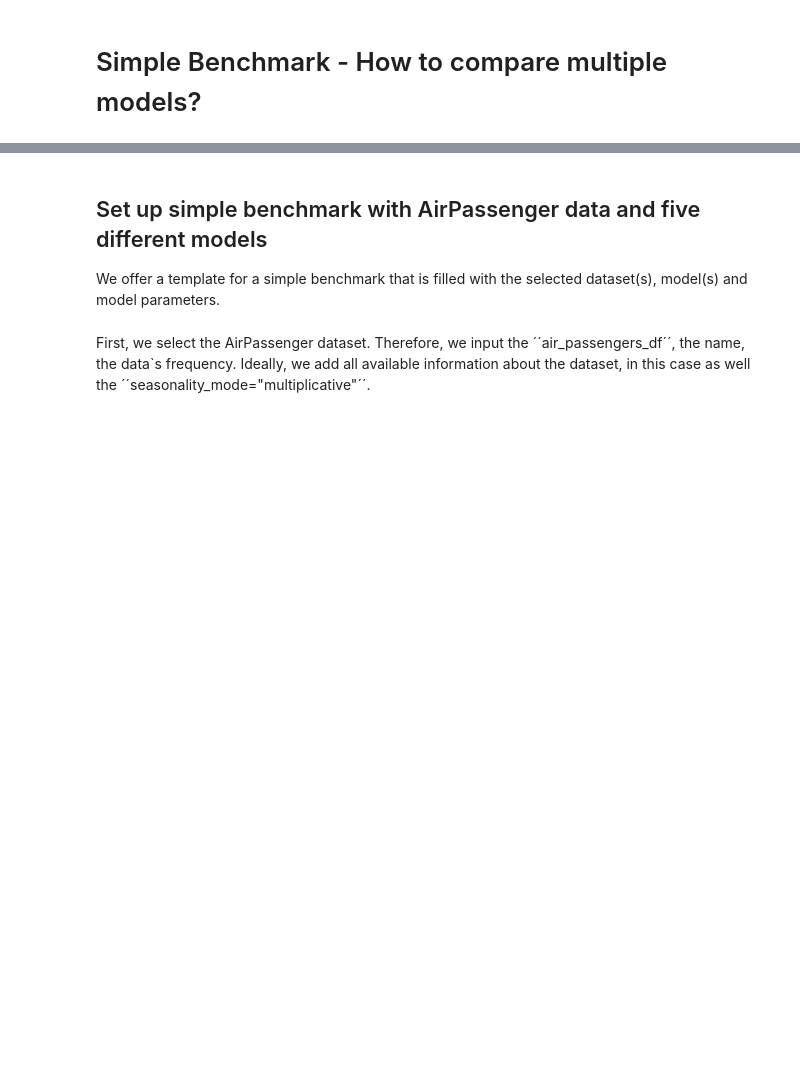
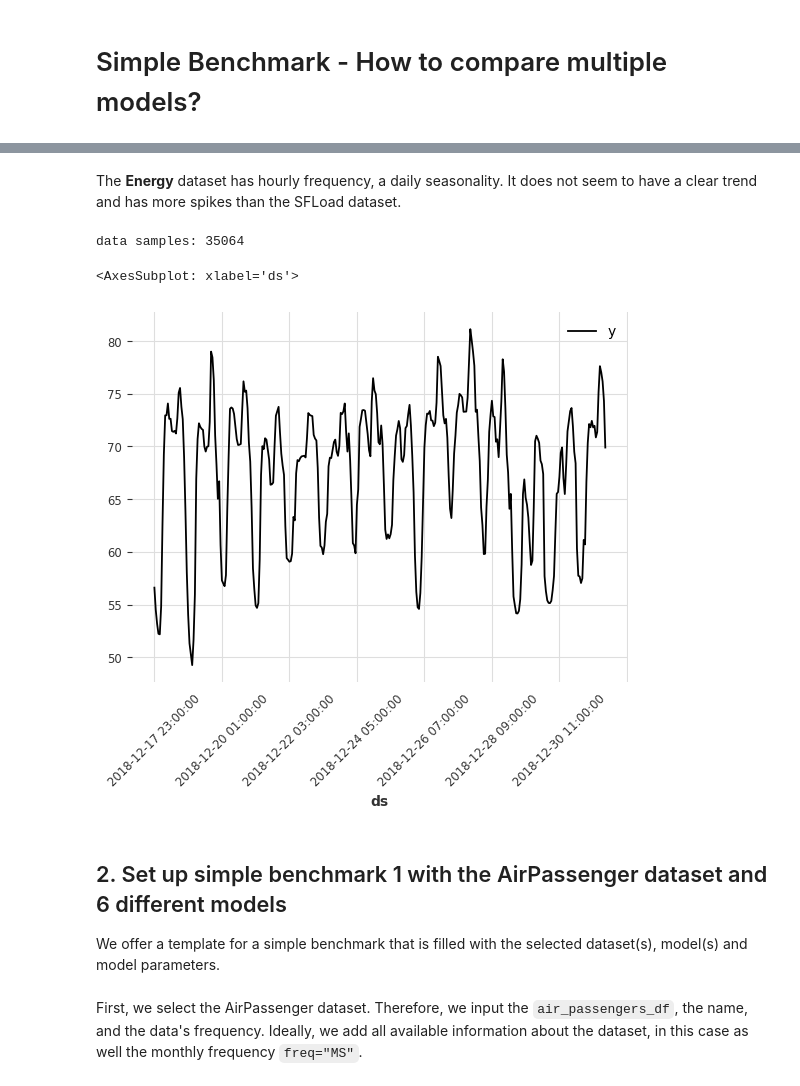
Before and after one commit to ourownstory/test-of-time, a Jupyter notebook: tutorials/SimpleBenchmark.ipynb, the cells around one changed output, grey strips where cells are left out. Cells and saved outputs as stored; diff of their text form; code cells hidden in the pictures; blank space fills up the shorter version.

```diff
--- a/tutorials/SimpleBenchmark.ipynb
+++ b/tutorials/SimpleBenchmark.ipynb
@@ -40,8 +63,17 @@ air_passengers_df.plot(x='ds', rot=45)
+# %% [markdown]
+The **Energy** dataset has hourly frequency, a daily seasonality. It does not seem to have a clear trend and has more spikes than the SFLoad dataset.
+# %%
+print('data samples:', df_energy.shape[0])
+df_energy.plot(x= 'ds', y='y')
+# %% [output]
+data samples: 35064
+<AxesSubplot: xlabel='ds'>
+[figure, added]
 # %% [markdown]
-## Set up simple benchmark with AirPassenger data and five different models
+## 2. Set up simple benchmark 1 with the AirPassenger dataset and 6 different models
 We offer a template for a simple benchmark that is filled with the selected dataset(s), model(s) and model parameters.
 # %% [markdown]
-First, we select the AirPassenger dataset. Therefore, we input the ´´air_passengers_df´´, the name, the data`s frequency.
-Ideally, we add all available information about the dataset, in this case as well the ´´seasonality_mode="multiplicative"´´.
+First, we select the AirPassenger dataset. Therefore, we input the ``air_passengers_df``, the name, and the data's frequency.
+Ideally, we add all available information about the dataset, in this case as well the monthly frequency ``freq="MS"``.
 # %%
 dataset_list = [
```
Also changed, not shown: parts of 111 cells of this notebook.
